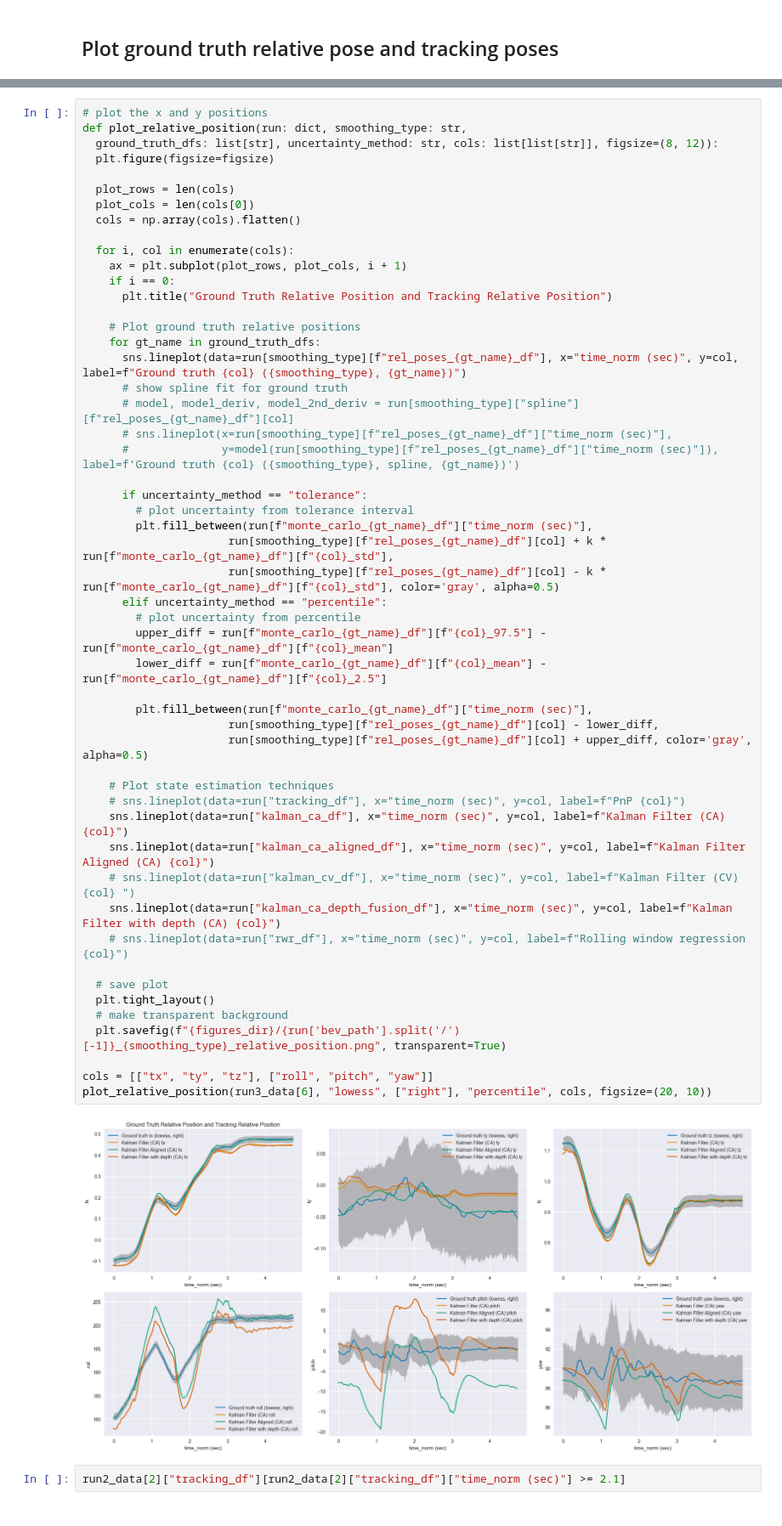
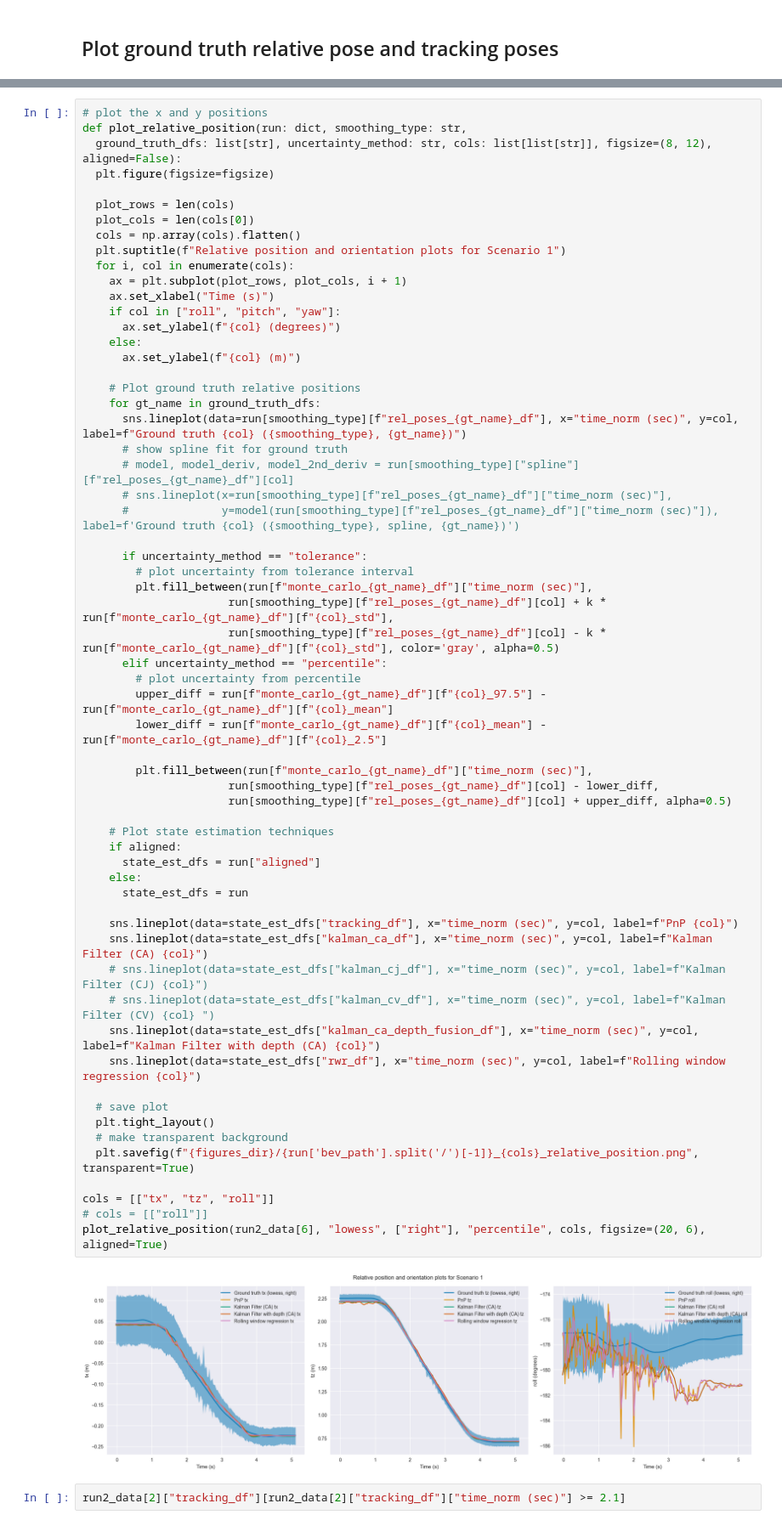
Before and after one commit to ShungFei/autonomous_f1tenth, a Jupyter notebook: src/perception/perception/scripts/model_fitting.ipynb, the cells around one changed output, grey strips where cells are left out. Shown at 85% size. Saved outputs shown, nothing was run; the diff lists cells and outputs as text.

```diff
--- a/src/perception/perception/scripts/model_fitting.ipynb
+++ b/src/perception/perception/scripts/model_fitting.ipynb
@@ -394,57 +495,66 @@ Processing: /media/rl16432/Shared/Documents/Engineering/SOFTENG700/autonomous_f1
 # %%
 # plot the x and y positions
 def plot_relative_position(run: dict, smoothing_type: str,
-  ground_truth_dfs: list[str], uncertainty_method: str, cols: list[list[str]], figsize=(8, 12)):
+  ground_truth_dfs: list[str], uncertainty_method: str, cols: list[list[str]], figsize=(8, 12), aligned=False):
   plt.figure(figsize=figsize)
 
   plot_rows = len(cols)
   plot_cols = len(cols[0])
   cols = np.array(cols).flatten()
-
+  plt.suptitle(f"Relative position and orientation plots for Scenario 1")
   for i, col in enumerate(cols):
     ax = plt.subplot(plot_rows, plot_cols, i + 1)
-    if i == 0:
-      plt.title("Ground Truth Relative Position and Tracking Relative Position")
+    ax.set_xlabel("Time (s)")
+    if col in ["roll", "pitch", "yaw"]:
+      ax.set_ylabel(f"{col} (degrees)")
+    else:
+      ax.set_ylabel(f"{col} (m)")
 
     # Plot ground truth relative positions
     for gt_name in ground_truth_dfs:
       sns.lineplot(data=run[smoothing_type][f"rel_poses_{gt_name}_df"], x="time_norm (sec)", y=col, label=f"Ground truth {col} ({smoothing_type}, {gt_name})")
       # show spline fit for ground truth
       # model, model_deriv, model_2nd_deriv = run[smoothing_type]["spline"][f"rel_poses_{gt_name}_df"][col]
       # sns.lineplot(x=run[smoothing_type][f"rel_poses_{gt_name}_df"]["time_norm (sec)"],
       #              y=model(run[smoothing_type][f"rel_poses_{gt_name}_df"]["time_norm (sec)"]), label=f'Ground truth {col} ({smoothing_type}, spline, {gt_name})')
 
       if uncertainty_method == "tolerance":
         # plot uncertainty from tolerance interval
         plt.fill_between(run[f"monte_carlo_{gt_name}_df"]["time_norm (sec)"],
                       run[smoothing_type][f"rel_poses_{gt_name}_df"][col] + k * run[f"monte_carlo_{gt_name}_df"][f"{col}_std"],
                       run[smoothing_type][f"rel_poses_{gt_name}_df"][col] - k * run[f"monte_carlo_{gt_name}_df"][f"{col}_std"], color='gray', alpha=0.5)
       elif uncertainty_method == "percentile":
         # plot uncertainty from percentile
         upper_diff = run[f"monte_carlo_{gt_name}_df"][f"{col}_97.5"] - run[f"monte_carlo_{gt_name}_df"][f"{col}_mean"]
         lower_diff = run[f"monte_carlo_{gt_name}_df"][f"{col}_mean"] - run[f"monte_carlo_{gt_name}_df"][f"{col}_2.5"]
 
         plt.fill_between(run[f"monte_carlo_{gt_name}_df"]["time_norm (sec)"],
                       run[smoothing_type][f"rel_poses_{gt_name}_df"][col] - lower_diff,
-                      run[smoothing_type][f"rel_poses_{gt_name}_df"][col] + upper_diff, color='gray', alpha=0.5)
+                      run[smoothing_type][f"rel_poses_{gt_name}_df"][col] + upper_diff, alpha=0.5)
 
     # Plot state estimation techniques
-    # sns.lineplot(data=run["tracking_df"], x="time_norm (sec)", y=col, label=f"PnP {col}")
-    sns.lineplot(data=run["kalman_ca_df"], x="time_norm (sec)", y=col, label=f"Kalman Filter (CA) {col}")
-    sns.lineplot(data=run["kalman_ca_aligned_df"], x="time_norm (sec)", y=col, label=f"Kalman Filter Aligned (CA) {col}")
-    # sns.lineplot(data=run["kalman_cv_df"], x="time_norm (sec)", y=col, label=f"Kalman Filter (CV) {col} ")
-    sns.lineplot(data=run["kalman_ca_depth_fusion_df"], x="time_norm (sec)", y=col, label=f"Kalman Filter with depth (CA) {col}")
-    # sns.lineplot(data=run["rwr_df"], x="time_norm (sec)", y=col, label=f"Rolling window regression {col}")
+    if aligned:
+      state_est_dfs = run["aligned"]
+    else:
+      state_est_dfs = run
+
+    sns.lineplot(data=state_est_dfs["tracking_df"], x="time_norm (sec)", y=col, label=f"PnP {col}")
+    sns.lineplot(data=state_est_dfs["kalman_ca_df"], x="time_norm (sec)", y=col, label=f"Kalman Filter (CA) {col}")
+    # sns.lineplot(data=state_est_dfs["kalman_cj_df"], x="time_norm (sec)", y=col, label=f"Kalman Filter (CJ) {col}")
+    # sns.lineplot(data=state_est_dfs["kalman_cv_df"], x="time_norm (sec)", y=col, label=f"Kalman Filter (CV) {col} ")
+    sns.lineplot(data=state_est_dfs["kalman_ca_depth_fusion_df"], x="time_norm (sec)", y=col, label=f"Kalman Filter with depth (CA) {col}")
+    sns.lineplot(data=state_est_dfs["rwr_df"], x="time_norm (sec)", y=col, label=f"Rolling window regression {col}")
 
   # save plot
   plt.tight_layout()
   # make transparent background
-  plt.savefig(f"{figures_dir}/{run['bev_path'].split('/')[-1]}_{smoothing_type}_relative_position.png", transparent=True)
+  plt.savefig(f"{figures_dir}/{run['bev_path'].split('/')[-1]}_{cols}_relative_position.png", transparent=True)
 
-cols = [["tx", "ty", "tz"], ["roll", "pitch", "yaw"]]
-plot_relative_position(run3_data[6], "lowess", ["right"], "percentile", cols, figsize=(20, 10))
+cols = [["tx", "tz", "roll"]]
+# cols = [["roll"]]
+plot_relative_position(run2_data[6], "lowess", ["right"], "percentile", cols, figsize=(20, 6), aligned=True)
 # %% [output]
-[figure, old version]
+[figure, new version]
 # %%
 run2_data[2]["tracking_df"][run2_data[2]["tracking_df"]["time_norm (sec)"] >= 2.1]
 # %% [output]
```
Also changed, not shown: parts of 10 cells of this notebook, 5 other files.
